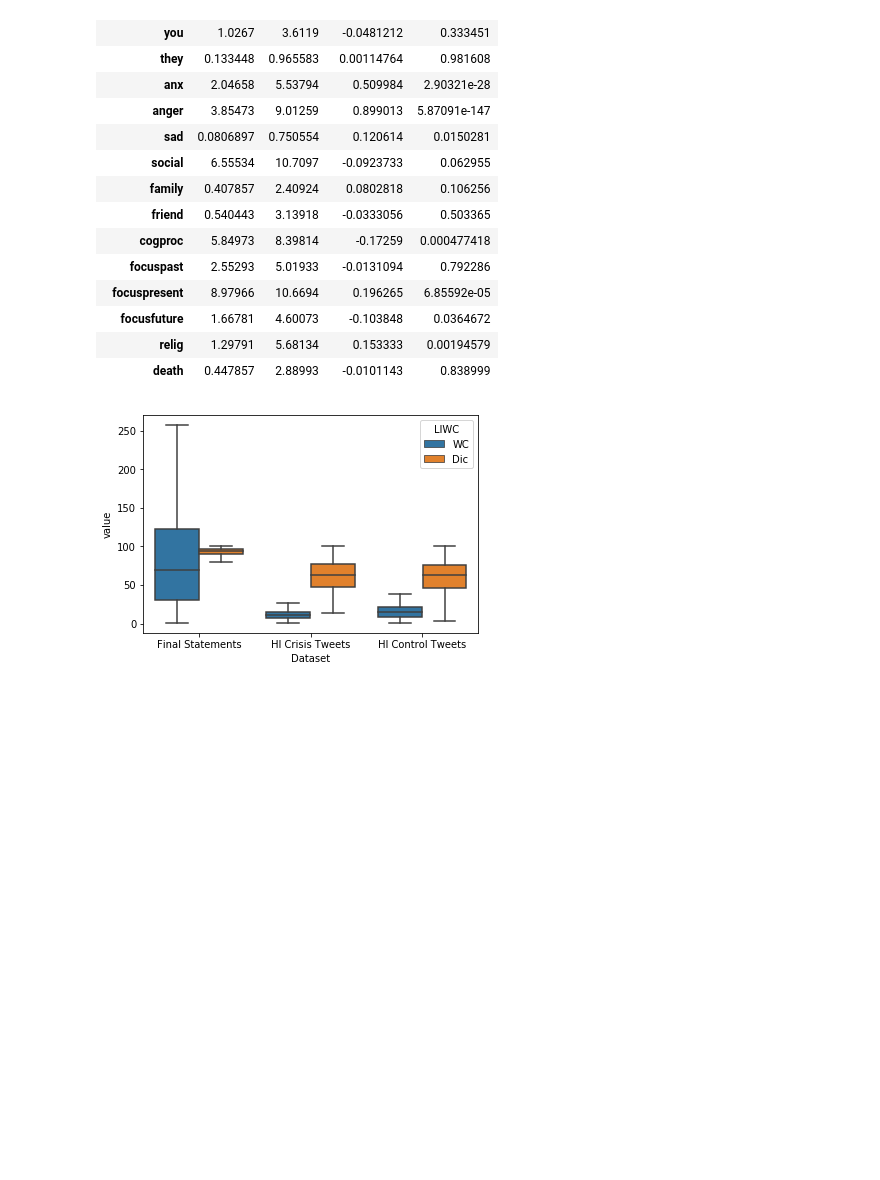
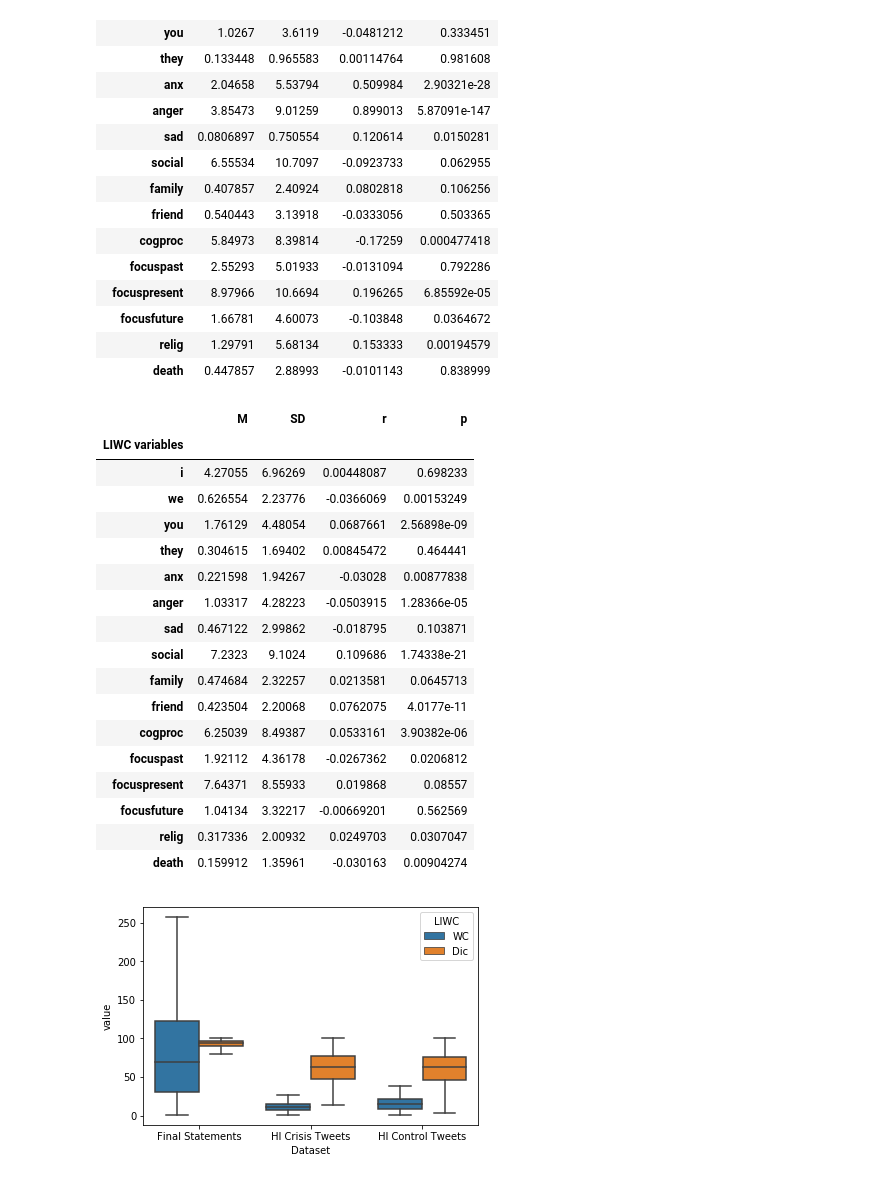
Before and after one commit to pymonger/hawaii-false-missile-threat, a Jupyter notebook: Statistical Analysis.ipynb, the cells around one changed output. Drawn from its saved outputs; the diff is of its cells as text; code cells hidden in the pictures; blank space fills up the shorter version.

Commit message:
add control correlation stats

```diff
--- a/Statistical Analysis.ipynb
+++ b/Statistical Analysis.ipynb
@@ -650,6 +650,28 @@ display(get_t4_table(hi_crisis_ms_df, 'negemo'))
 | focusfuture | 1.66781 | 4.60073 | -0.103848 | 0.0364672 |
 | relig | 1.29791 | 5.68134 | 0.153333 | 0.00194579 |
 | death | 0.447857 | 2.88993 | -0.0101143 | 0.838999 |
+# %%
+# print stats as shown in table 4 if Hirschmuller and Egloff study for the control
+display(get_t4_table(hi_ctrl_df, 'posemo'))
+# %% [output]
+|  | M | SD | r | p |
+| LIWC variables |  |  |  |  |
+| i | 4.27055 | 6.96269 | 0.00448087 | 0.698233 |
+| we | 0.626554 | 2.23776 | -0.0366069 | 0.00153249 |
+| you | 1.76129 | 4.48054 | 0.0687661 | 2.56898e-09 |
+| they | 0.304615 | 1.69402 | 0.00845472 | 0.464441 |
+| anx | 0.221598 | 1.94267 | -0.03028 | 0.00877838 |
+| anger | 1.03317 | 4.28223 | -0.0503915 | 1.28366e-05 |
+| sad | 0.467122 | 2.99862 | -0.018795 | 0.103871 |
+| social | 7.2323 | 9.1024 | 0.109686 | 1.74338e-21 |
+| family | 0.474684 | 2.32257 | 0.0213581 | 0.0645713 |
+| friend | 0.423504 | 2.20068 | 0.0762075 | 4.0177e-11 |
+| cogproc | 6.25039 | 8.49387 | 0.0533161 | 3.90382e-06 |
+| focuspast | 1.92112 | 4.36178 | -0.0267362 | 0.0206812 |
+| focuspresent | 7.64371 | 8.55933 | 0.019868 | 0.08557 |
+| focusfuture | 1.04134 | 3.32217 | -0.00669201 | 0.562569 |
+| relig | 0.317336 | 2.00932 | 0.0249703 | 0.0307047 |
+| death | 0.159912 | 1.35961 | -0.030163 | 0.00904274 |
 # %%
 # plot differences
 for liwc in [['WC', 'Dic'], ['posemo', 'negemo']]:
```
